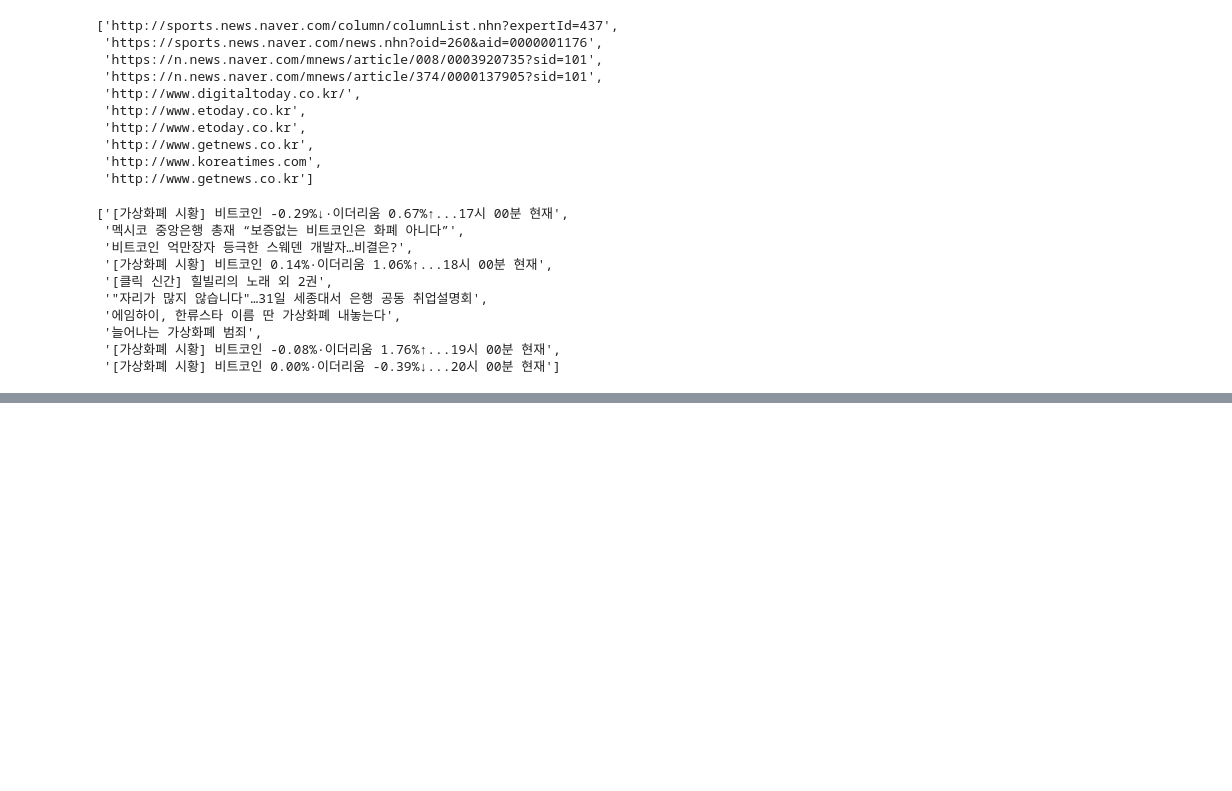
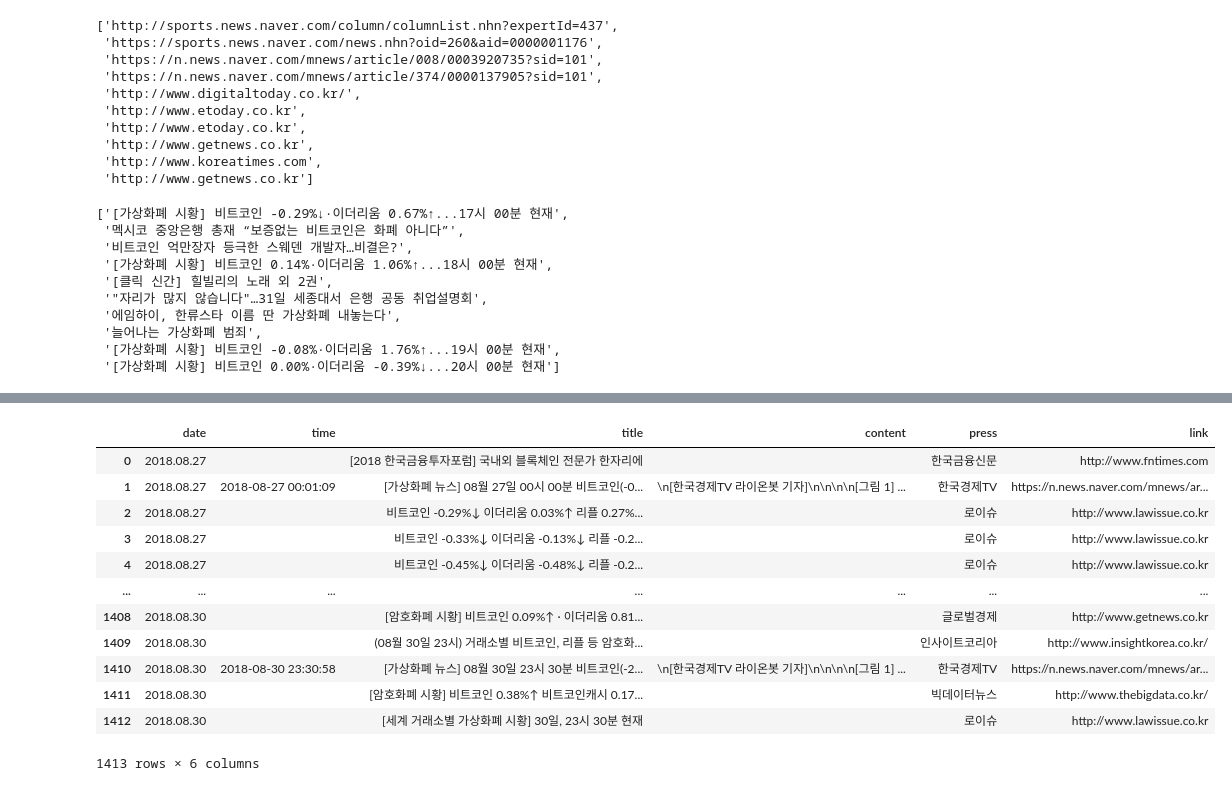
Before and after one commit to boyu571/LLM_based_investment_research, a Jupyter notebook: v5_naver_news_crawling.ipynb, the cells around one changed output, grey strips where cells are left out. Saved outputs shown, nothing was run; the diff lists cells and outputs as text; code cells hidden in the pictures; blank space fills up the shorter version.

```diff
--- a/v5_naver_news_crawling.ipynb
+++ b/v5_naver_news_crawling.ipynb
@@ -221,3 +205,19 @@ df3
+# %%
+df2
+# %% [output]
+|  | date | time | title | content | press | link |
+| 0 | 2018.08.27 |  | [2018 한국금융투자포럼] 국내외 블록체인 전문가 한자리에 |  | 한국금융신문 | http://www.fntimes.com |
+| 1 | 2018.08.27 | 2018-08-27 00:01:09 | [가상화폐 뉴스] 08월 27일 00시 00분 비트코인(-0... | \n[한국경제TV 라이온봇 기자]\n\n\n\n[그림 1] ... | 한국경제TV | https://n.news.naver.com/mnews/ar... |
+| 2 | 2018.08.27 |  | 비트코인 -0.29%↓ 이더리움 0.03%↑ 리플 0.27%... |  | 로이슈 | http://www.lawissue.co.kr |
+| 3 | 2018.08.27 |  | 비트코인 -0.33%↓ 이더리움 -0.13%↓ 리플 -0.2... |  | 로이슈 | http://www.lawissue.co.kr |
+| 4 | 2018.08.27 |  | 비트코인 -0.45%↓ 이더리움 -0.48%↓ 리플 -0.2... |  | 로이슈 | http://www.lawissue.co.kr |
+| ... | ... | ... | ... | ... | ... | ... |
+| 1408 | 2018.08.30 |  | [암호화폐 시황] 비트코인 0.09%↑ · 이더리움 0.81... |  | 글로벌경제 | http://www.getnews.co.kr |
+| 1409 | 2018.08.30 |  | (08월 30일 23시) 거래소별 비트코인, 리플 등 암호화... |  | 인사이트코리아 | http://www.insightkorea.co.kr/ |
+| 1410 | 2018.08.30 | 2018-08-30 23:30:58 | [가상화폐 뉴스] 08월 30일 23시 30분 비트코인(-2... | \n[한국경제TV 라이온봇 기자]\n\n\n\n[그림 1] ... | 한국경제TV | https://n.news.naver.com/mnews/ar... |
+| 1411 | 2018.08.30 |  | [암호화폐 시황] 비트코인 0.38%↑ 비트코인캐시 0.17... |  | 빅데이터뉴스 | http://www.thebigdata.co.kr/ |
+| 1412 | 2018.08.30 |  | [세계 거래소별 가상화폐 시황] 30일, 23시 30분 현재 |  | 로이슈 | http://www.lawissue.co.kr |
+1413 rows × 6 columns
 # %%
 len(df1)
 len(df2)
```
Also changed, not shown: parts of 8 cells of this notebook, 4 other files.
